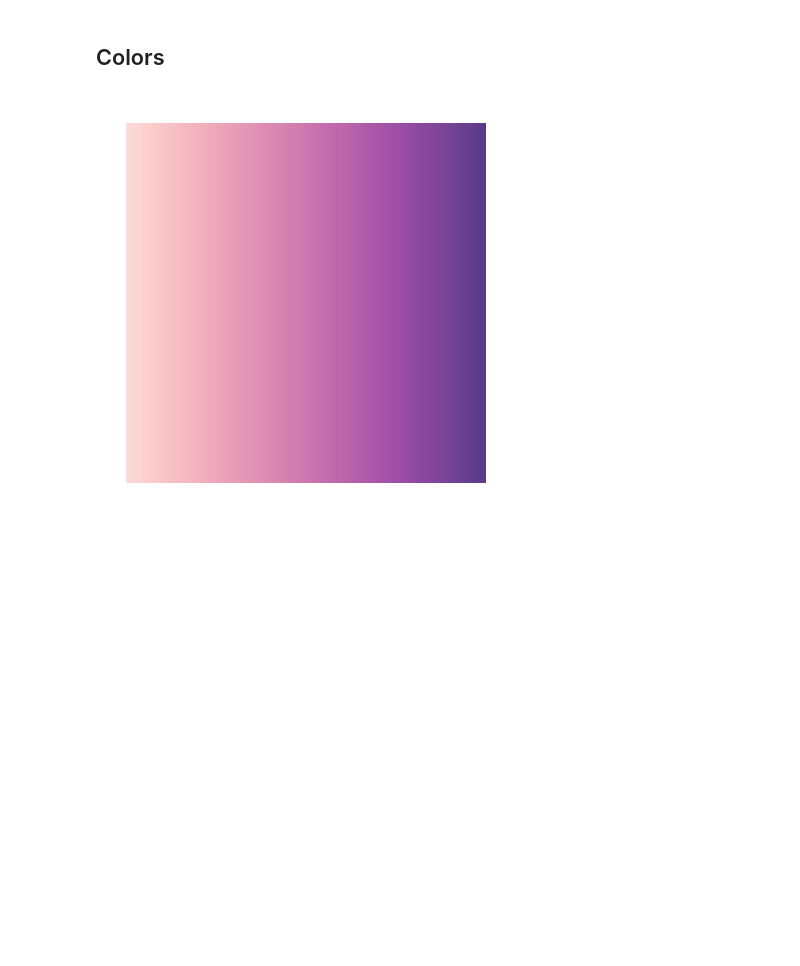
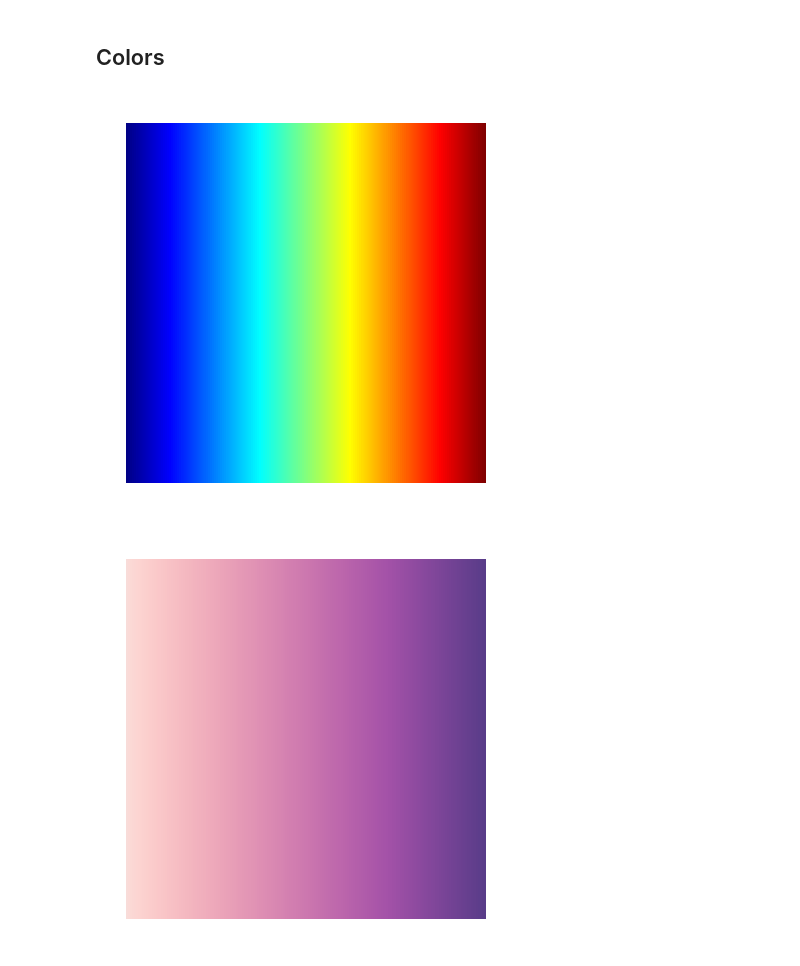
Before and after one commit to aaolaveh/TDA_suspense, a Jupyter notebook: Code/e_mapper.ipynb, the cells around one changed output. Cells and saved outputs as stored; diff of their text form; code cells hidden in the pictures; blank space fills up the shorter version.

```diff
--- a/Code/e_mapper.ipynb
+++ b/Code/e_mapper.ipynb
@@ -60,8 +60,10 @@ show_palette <- function(colors) {
 }
 # %%
 n<-176
-#show_palette(jet.colors(n))
+show_palette(jet.colors(n))
 colors1=list(jet.colors(n)) #color for suspense
+# %% [output]
+[figure, added]
 # %%
 u <- 25
 show_palette(hcl.colors(n, palette = "PurpOr")[rev(1:n)])
```
Also changed, not shown: parts of 8 cells of this notebook, 2 other files.
